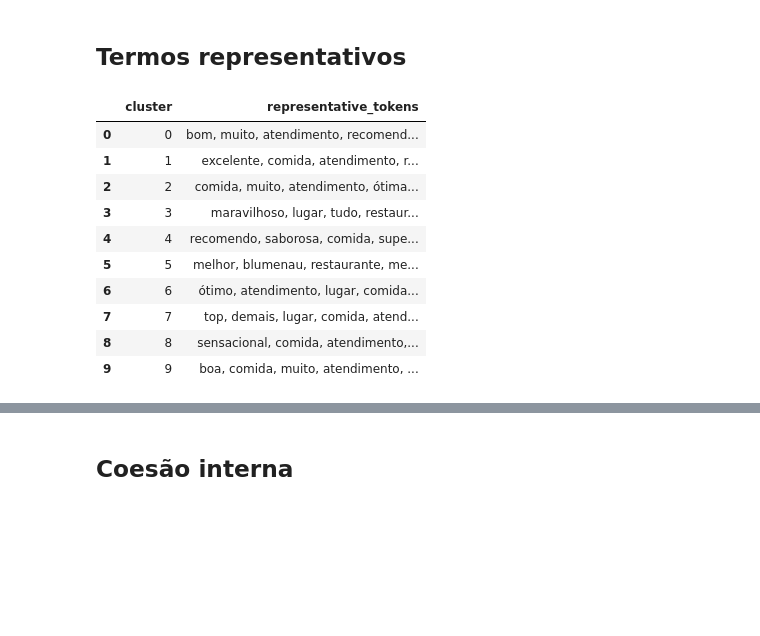
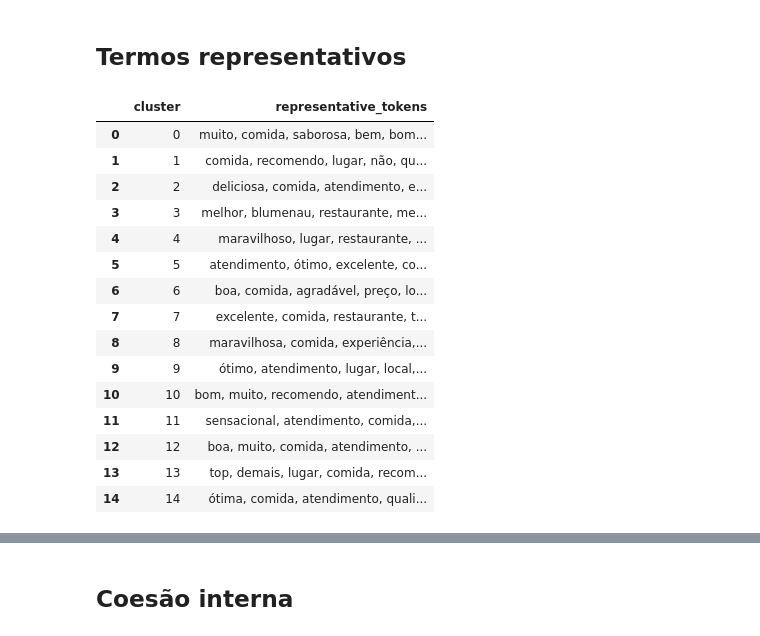
Before and after one commit to incrisvel/adaptaste, a Jupyter notebook: similarity_clustering.ipynb, the cells around one changed output, grey strips where cells are left out. Drawn from its saved outputs; the diff is of its cells as text; code cells hidden in the pictures; blank space fills up the shorter version.

```diff
--- a/similarity_clustering.ipynb
+++ b/similarity_clustering.ipynb
@@ -221,7 +221,7 @@ n_samples = tfidf_matrix.shape[0]
 
 # Valores de K testados
 k_values = [
-    k for k in range(2, min(11, n_samples))
+    k for k in range(2, min(31, n_samples))
 ]
 
 results = []
@@ -301,7 +308,7 @@ display(
 # %%
 # Selecionar o melhor modelo
 
-N_CLUSTERS = 10
+N_CLUSTERS = 15
 kmeans = models[N_CLUSTERS]
 preprocessed_reviews_df["cluster"] = kmeans.labels_
 # %% [markdown]
@@ -313,13 +320,12 @@ preprocessed_reviews_df["cluster"] = kmeans.labels_
 for cluster_id in sorted(preprocessed_reviews_df["cluster"].unique()):
     cluster_df = preprocessed_reviews_df[preprocessed_reviews_df["cluster"] == cluster_id]
 
-    print(f"\n{'=' * 80}")
+    print(f"\n{'=' * 100}")
     print(f"CLUSTER {cluster_id} — {len(cluster_df)} reviews")
-    print("=" * 80)
+    print("=" * 100)
 
     columns_to_show = [
         col for col in [
-            "review_id",
             "place_id",
             "rating",
             "review_text"
@@ -536,43 +542,48 @@ Variância explicada em 3D: 0.131
 centroids = kmeans.cluster_centers_
 
 # Quantidade de termos que queremos mostrar
-n_terms = 8
+n_terms = 10
 
 results_clusters = []
 
 for cluster_id in range(N_CLUSTERS):
 
     # Ordenar os termos pelo peso no centroide
     indices = np.argsort(
         centroids[cluster_id]
     )[::-1]
 
     principal_indices = indices[:n_terms]
 
     principal_terms = tfidf_words[principal_indices]
     principal_weights = centroids[
         cluster_id,
         principal_indices
     ]
 
     results_clusters.append({
         "cluster": cluster_id,
         "representative_tokens": ", ".join(principal_terms)
     })
 
 # Criar DataFrame
 df_tokens_clusters = pd.DataFrame(results_clusters)
 
 df_tokens_clusters
 # %% [output]
 |  | cluster | representative_tokens |
-| 0 | 0 | bom, muito, atendimento, recomend... |
-| 1 | 1 | excelente, comida, atendimento, r... |
-| 2 | 2 | comida, muito, atendimento, ótima... |
-| 3 | 3 | maravilhoso, lugar, tudo, restaur... |
-| 4 | 4 | recomendo, saborosa, comida, supe... |
-| 5 | 5 | melhor, blumenau, restaurante, me... |
-| 6 | 6 | ótimo, atendimento, lugar, comida... |
-| 7 | 7 | top, demais, lugar, comida, atend... |
-| 8 | 8 | sensacional, comida, atendimento,... |
-| 9 | 9 | boa, comida, muito, atendimento, ... |
+| 0 | 0 | muito, comida, saborosa, bem, bom... |
+| 1 | 1 | comida, recomendo, lugar, não, qu... |
+| 2 | 2 | deliciosa, comida, atendimento, e... |
+| 3 | 3 | melhor, blumenau, restaurante, me... |
+| 4 | 4 | maravilhoso, lugar, restaurante, ... |
+| 5 | 5 | atendimento, ótimo, excelente, co... |
+| 6 | 6 | boa, comida, agradável, preço, lo... |
+| 7 | 7 | excelente, comida, restaurante, t... |
+| 8 | 8 | maravilhosa, comida, experiência,... |
+| 9 | 9 | ótimo, atendimento, lugar, local,... |
+| 10 | 10 | bom, muito, recomendo, atendiment... |
+| 11 | 11 | sensacional, atendimento, comida,... |
+| 12 | 12 | boa, muito, comida, atendimento, ... |
+| 13 | 13 | top, demais, lugar, comida, recom... |
+| 14 | 14 | ótima, comida, atendimento, quali... |
```
Also changed, not shown: parts of 7 cells of this notebook.
